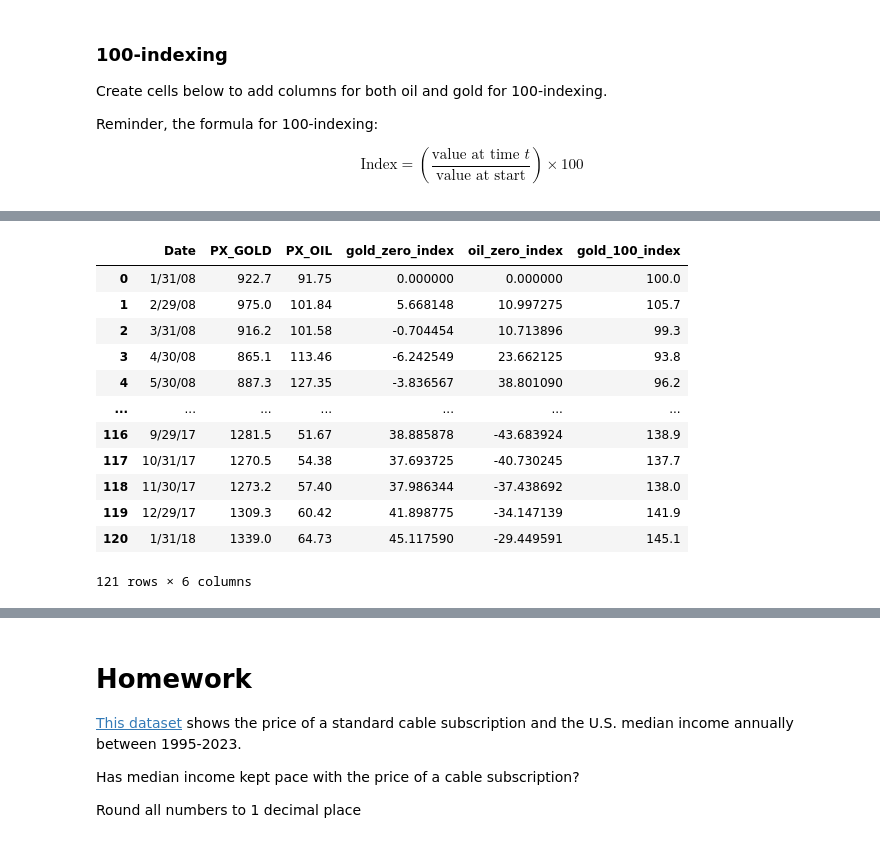
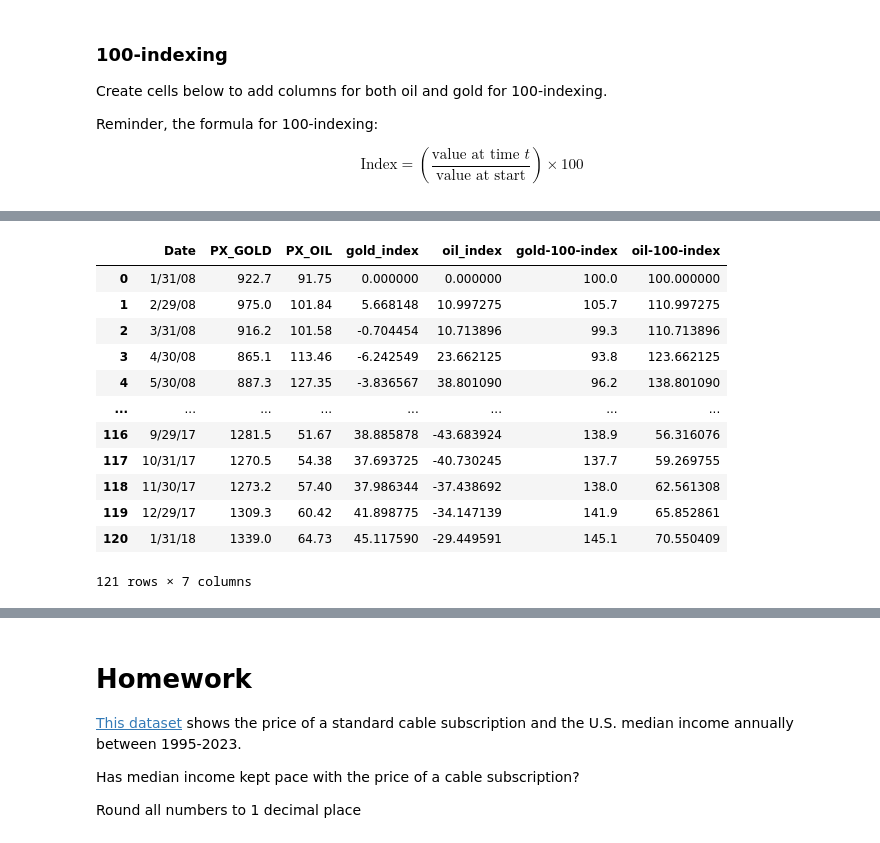
Before and after one commit to lauraplive/wk10-rows-lamba, a Jupyter notebook: wk10-rows-lambda-KEY.ipynb, the cells around one changed output, grey strips where cells are left out. Cells and saved outputs as stored; diff of their text form; code cells hidden in the pictures.

```diff
--- a/wk10-rows-lambda-BLANK.ipynb
+++ b/wk10-rows-lambda-KEY.ipynb
@@ -63,7 +62,7 @@ np.float64(922.7)
 Place the value for the starting oil price in a variable called `oil_baseline`
 # %%
 ## oil_baseline
-oil_start = df["PX_OIL"].iat[0]
-oil_start
+oil_baseline = df.iat[0,2]
+oil_baseline
 # %% [output]
 np.float64(91.75)
@@ -79,13 +72,7 @@ np.float64(91.75)
 We're going to just write one first and then break it down:
 # %%
 ## create a new column that holds the zero index for gold
-df["gold_zero_index"] = df["PX_GOLD"].apply(lambda x: (x-gold_start)/gold_start * 100)
+df["gold_index"] = df["PX_GOLD"].apply(lambda x: ((x - gold_baseline) / gold_baseline) * 100)
 
 df
-
-## We just created a new column
-## .apply is to apply a calculation
-## lambda goes line by line
-
-## lamdba x goes and grabs each item one after another and applies the calculation to that
 # %% [output]
@@ -117,11 +104,4 @@ Think of it as: "call each value in `PX_GOLD` as `x`, and do this math to using
 # %%
 ## zero index oil
 
-df["oil_zero_index"] = df["PX_OIL"].apply(lambda x: (x-oil_start)/oil_start * 100)
-
-#call df
-df
-
-## We just created a new column
-## .apply is to apply a calculation
-## lambda goes line by line
+df["oil_index"] = df["PX_OIL"].apply(lambda x: ((x - oil_baseline) / oil_baseline) * 100)
@@ -151,9 +132,6 @@ Reminder, the formula for 100-indexing:
 $$\text{Index} = \left(\frac{\text{value at time } t}{\text{value at start}}\right) \times 100$$
 # %%
 ## gold 100
-
-df["gold_100_index"] = df["PX_GOLD"].apply(lambda x: (x/gold_start) * 100)
+df["gold-100-index"] = df["PX_GOLD"].apply(lambda x: round(x / gold_baseline * 100, 1))
 df
-
-## We are using lambda x for now (to go row by row), we can use y later too
 # %% [output]
@@ -173,20 +151,18 @@ df
 # %%
-## lets round these numbers
-
-df["gold_100_index"] = df["PX_GOLD"].apply(lambda x: round((x/gold_start) * 100,1))
-
+## oil 100
+df["oil-100-index"] = df["PX_OIL"].apply(lambda x: (x / oil_baseline * 100))
 df
 # %% [output]
-|  | Date | PX_GOLD | PX_OIL | gold_zero_index | oil_zero_index | gold_100_index |
-| 0 | 1/31/08 | 922.7 | 91.75 | 0.000000 | 0.000000 | 100.0 |
-| 1 | 2/29/08 | 975.0 | 101.84 | 5.668148 | 10.997275 | 105.7 |
-| 2 | 3/31/08 | 916.2 | 101.58 | -0.704454 | 10.713896 | 99.3 |
-| 3 | 4/30/08 | 865.1 | 113.46 | -6.242549 | 23.662125 | 93.8 |
-| 4 | 5/30/08 | 887.3 | 127.35 | -3.836567 | 38.801090 | 96.2 |
-| ... | ... | ... | ... | ... | ... | ... |
-| 116 | 9/29/17 | 1281.5 | 51.67 | 38.885878 | -43.683924 | 138.9 |
-| 117 | 10/31/17 | 1270.5 | 54.38 | 37.693725 | -40.730245 | 137.7 |
-| 118 | 11/30/17 | 1273.2 | 57.40 | 37.986344 | -37.438692 | 138.0 |
-| 119 | 12/29/17 | 1309.3 | 60.42 | 41.898775 | -34.147139 | 141.9 |
-| 120 | 1/31/18 | 1339.0 | 64.73 | 45.117590 | -29.449591 | 145.1 |
+|  | Date | PX_GOLD | PX_OIL | gold_index | oil_index | gold-100-index | oil-100-index |
+| 0 | 1/31/08 | 922.7 | 91.75 | 0.000000 | 0.000000 | 100.0 | 100.000000 |
+| 1 | 2/29/08 | 975.0 | 101.84 | 5.668148 | 10.997275 | 105.7 | 110.997275 |
+| 2 | 3/31/08 | 916.2 | 101.58 | -0.704454 | 10.713896 | 99.3 | 110.713896 |
+| 3 | 4/30/08 | 865.1 | 113.46 | -6.242549 | 23.662125 | 93.8 | 123.662125 |
+| 4 | 5/30/08 | 887.3 | 127.35 | -3.836567 | 38.801090 | 96.2 | 138.801090 |
+| ... | ... | ... | ... | ... | ... | ... | ... |
+| 116 | 9/29/17 | 1281.5 | 51.67 | 38.885878 | -43.683924 | 138.9 | 56.316076 |
+| 117 | 10/31/17 | 1270.5 | 54.38 | 37.693725 | -40.730245 | 137.7 | 59.269755 |
+| 118 | 11/30/17 | 1273.2 | 57.40 | 37.986344 | -37.438692 | 138.0 | 62.561308 |
+| 119 | 12/29/17 | 1309.3 | 60.42 | 41.898775 | -34.147139 | 141.9 | 65.852861 |
+| 120 | 1/31/18 | 1339.0 | 64.73 | 45.117590 | -29.449591 | 145.1 | 70.550409 |
-121 rows × 6 columns
+121 rows × 7 columns
```
Also changed, not shown: parts of 27 cells of this notebook, 1 other file.
